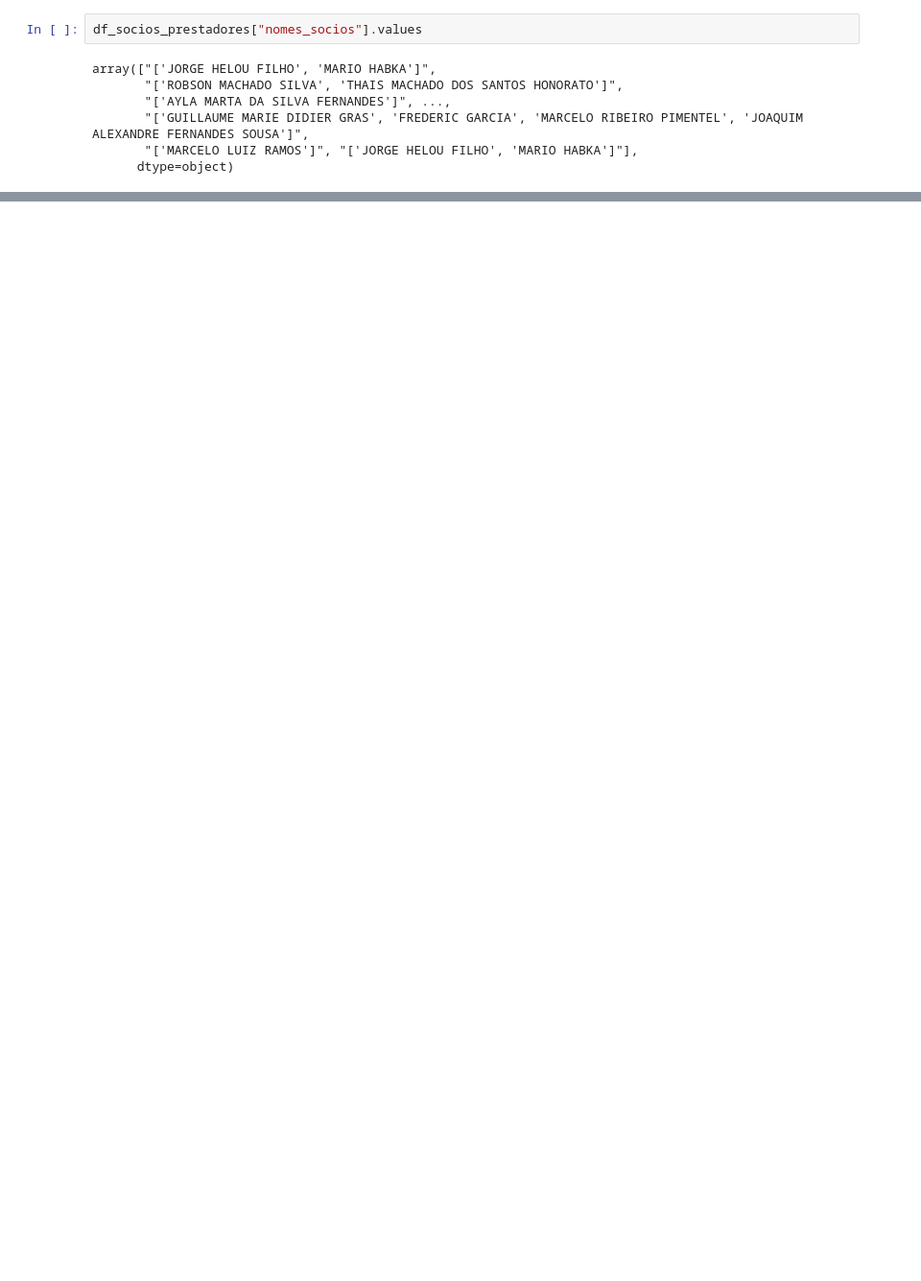
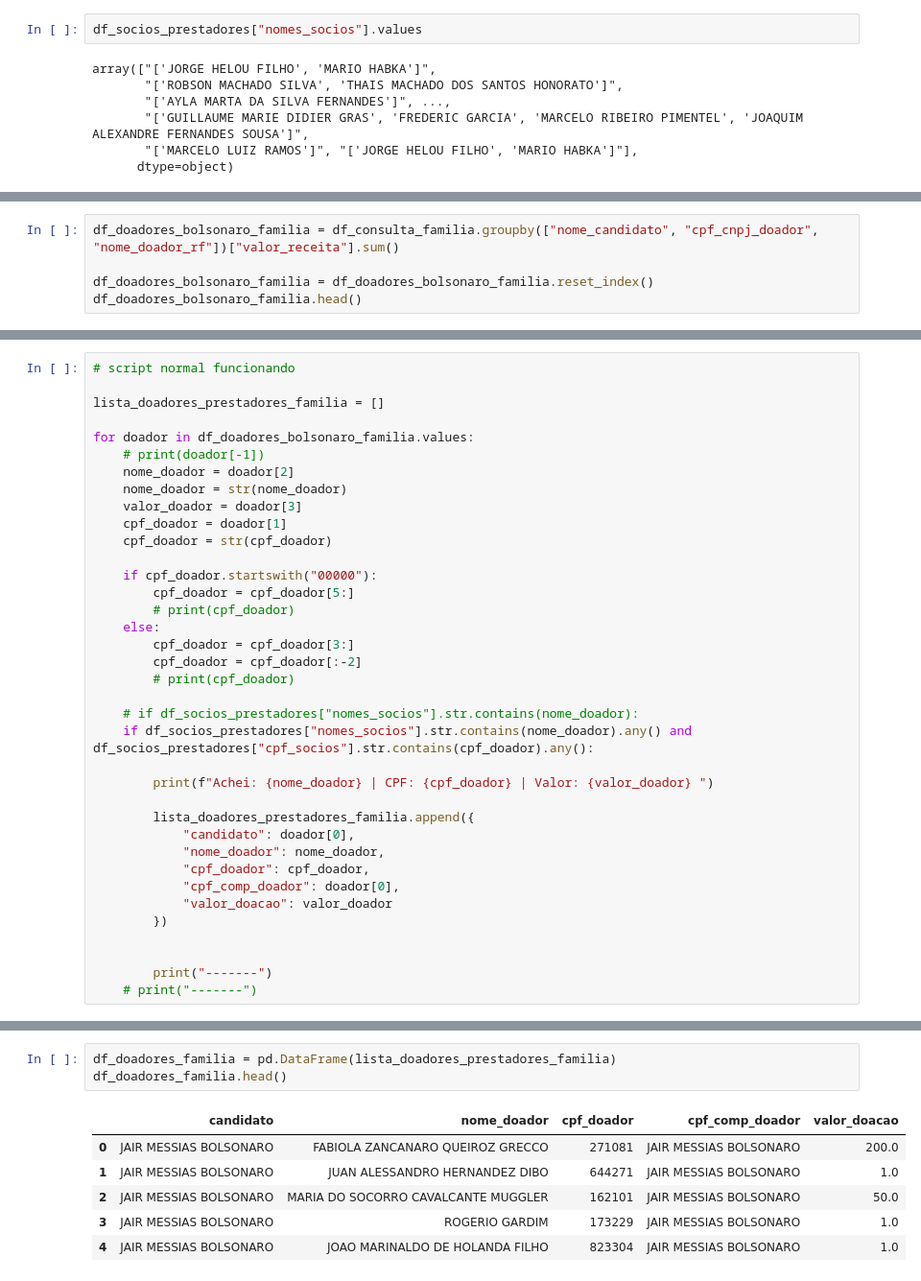
Before and after one commit to lucasthaynan/cartao_corporativo, a Jupyter notebook: cartao_corporativo_jair_bolsonaro_cruzametnos.ipynb, the cells around one changed output, grey strips where cells are left out. Shown: that part at 96% size. Drawn from its saved outputs; the diff is of its cells as text; blank space fills up the shorter version.

```diff
--- a/cartao_corporativo_jair_bolsonaro_cruzametnos.ipynb
+++ b/cartao_corporativo_jair_bolsonaro_cruzametnos.ipynb
@@ -407,0 +454,5 @@ array(["['JORGE HELOU FILHO', 'MARIO HABKA']",
+# %%
+df_doadores_bolsonaro_familia = df_consulta_familia.groupby(["nome_candidato", "cpf_cnpj_doador", "nome_doador_rf"])["valor_receita"].sum()
+
+df_doadores_bolsonaro_familia = df_doadores_bolsonaro_familia.reset_index()
+df_doadores_bolsonaro_familia.head()
@@ -407,0 +466,37 @@ array(["['JORGE HELOU FILHO', 'MARIO HABKA']",
+# %%
+# script normal funcionando
+
+lista_doadores_prestadores_familia = []
+
+for doador in df_doadores_bolsonaro_familia.values:
+    # print(doador[-1])
+    nome_doador = doador[2]
+    nome_doador = str(nome_doador)
+    valor_doador = doador[3]
+    cpf_doador = doador[1]
+    cpf_doador = str(cpf_doador)
+
+    if cpf_doador.startswith("00000"):
+        cpf_doador = cpf_doador[5:]
+        # print(cpf_doador)
+    else:
+        cpf_doador = cpf_doador[3:]
+        cpf_doador = cpf_doador[:-2]
+        # print(cpf_doador)
+
+    # if df_socios_prestadores["nomes_socios"].str.contains(nome_doador):
+    if df_socios_prestadores["nomes_socios"].str.contains(nome_doador).any() and df_socios_prestadores["cpf_socios"].str.contains(cpf_doador).any():
+
+        print(f"Achei: {nome_doador} | CPF: {cpf_doador} | Valor: {valor_doador} ")
+
+        lista_doadores_prestadores_familia.append({
+            "candidato": doador[0],
+            "nome_doador": nome_doador,
+            "cpf_doador": cpf_doador,
+            "cpf_comp_doador": doador[0],
+            "valor_doacao": valor_doador
+        })
+
+
+        print("-------")
+    # print("-------")
@@ -407,0 +521,10 @@ array(["['JORGE HELOU FILHO', 'MARIO HABKA']",
+# %%
+df_doadores_familia = pd.DataFrame(lista_doadores_prestadores_familia)
+df_doadores_familia.head()
+# %% [output]
+|  | candidato | nome_doador | cpf_doador | cpf_comp_doador | valor_doacao |
+| 0 | JAIR MESSIAS BOLSONARO | FABIOLA ZANCANARO QUEIROZ GRECCO | 271081 | JAIR MESSIAS BOLSONARO | 200.0 |
+| 1 | JAIR MESSIAS BOLSONARO | JUAN ALESSANDRO HERNANDEZ DIBO | 644271 | JAIR MESSIAS BOLSONARO | 1.0 |
+| 2 | JAIR MESSIAS BOLSONARO | MARIA DO SOCORRO CAVALCANTE MUGGLER | 162101 | JAIR MESSIAS BOLSONARO | 50.0 |
+| 3 | JAIR MESSIAS BOLSONARO | ROGERIO GARDIM | 173229 | JAIR MESSIAS BOLSONARO | 1.0 |
+| 4 | JAIR MESSIAS BOLSONARO | JOAO MARINALDO DE HOLANDA FILHO | 823304 | JAIR MESSIAS BOLSONARO | 1.0 |
```
Also changed, not shown: parts of 8 cells of this notebook.
